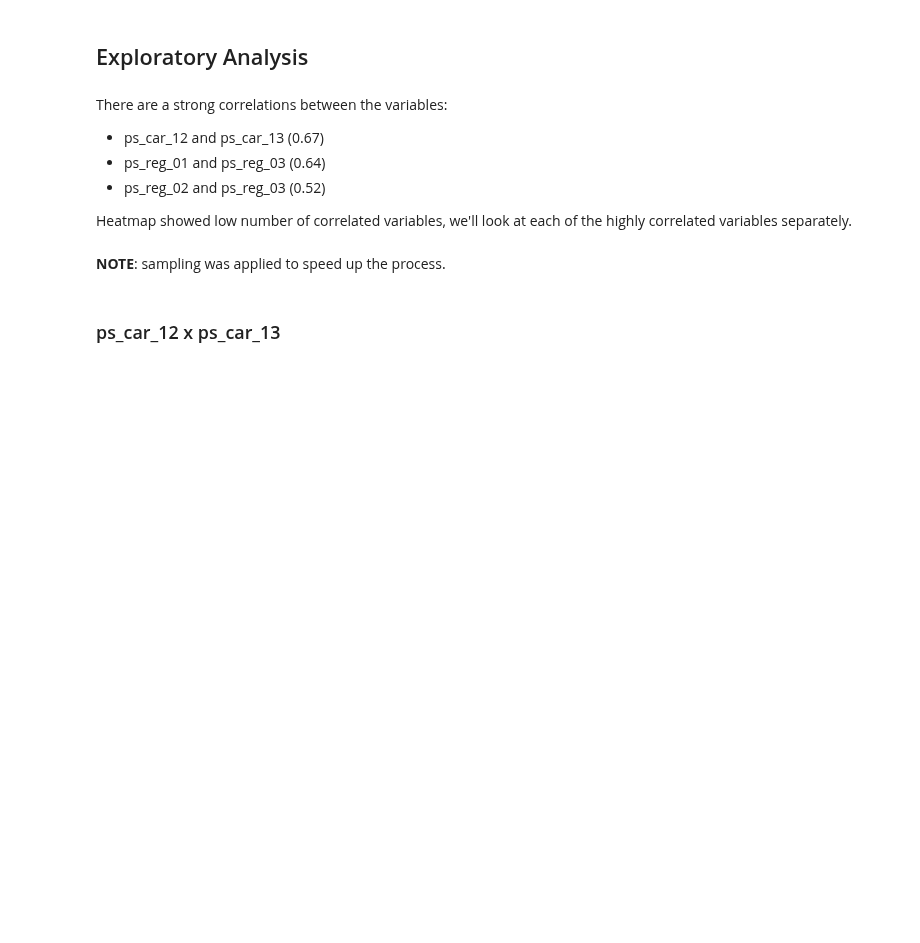
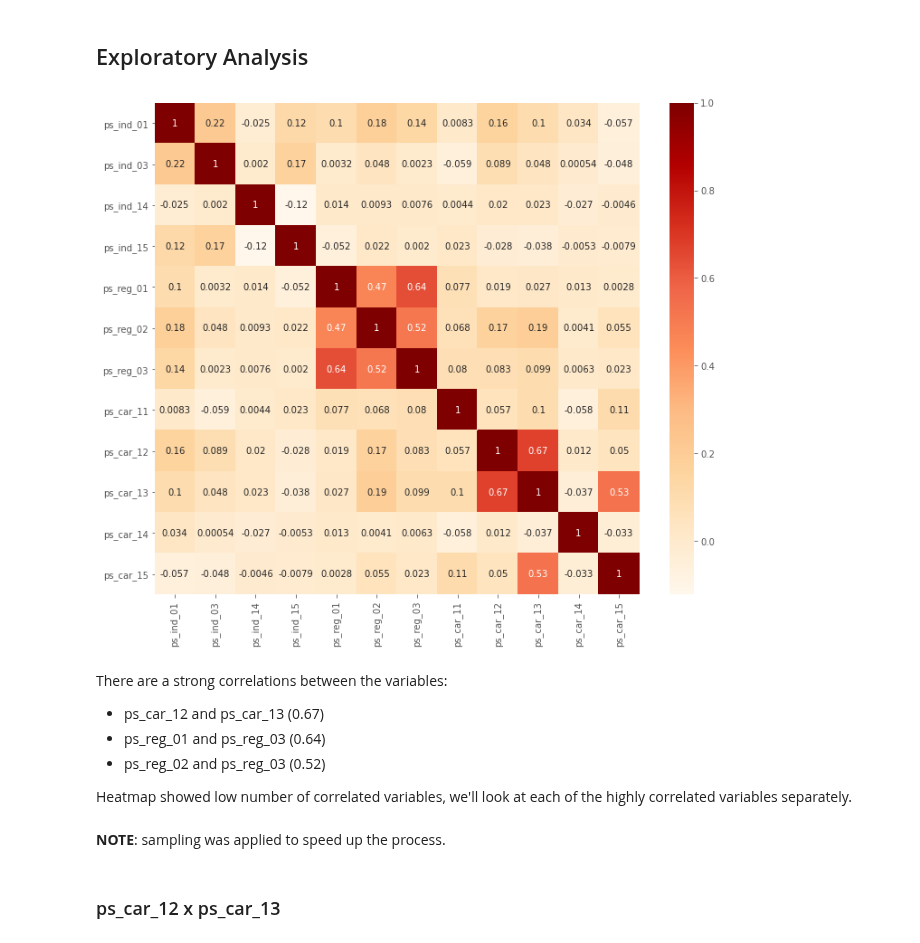
Before and after one commit to pessini/insurance-claim-prediction, a Jupyter notebook: safe-driver-prediction.ipynb, the cells around one changed output. Cells and saved outputs as stored; diff of their text form; code cells hidden in the pictures; blank space fills up the shorter version.

```diff
--- a/safe-driver-prediction.ipynb
+++ b/safe-driver-prediction.ipynb
@@ -226,11 +271,12 @@ pd.DataFrame({'count' : meta.groupby(['level'])['level'].size()}).reset_index()
 ## Exploratory Analysis
 # %%
 numerical_features = meta[(meta.level == 'numerical')].index
-
-plt.figure(figsize=(12, 10))
+fig = plt.figure(figsize=(12, 10))
 cont_corr = train_df[numerical_features].corr() # Correlation between continuous features
 sns.heatmap(cont_corr, annot=True, cmap='OrRd'); # Plot heatmap
 plt.savefig('./plots/heatmap.png', dpi=fig.dpi)
+# %% [output]
+[figure, added]
 # %% [markdown]
 There are a strong correlations between the variables:
 
```
Also changed, not shown: parts of 61 cells of this notebook, 12 other files.
